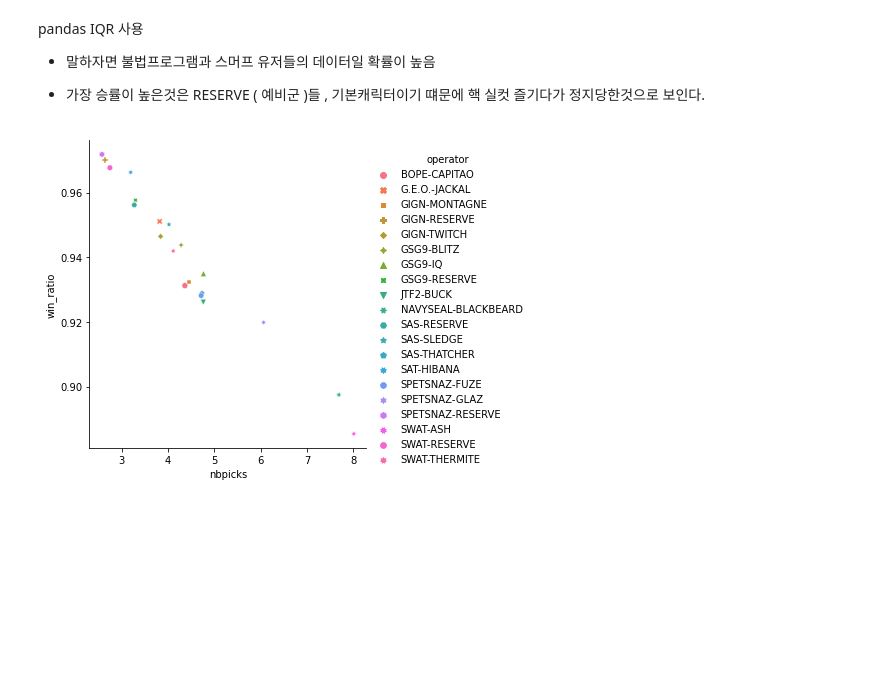
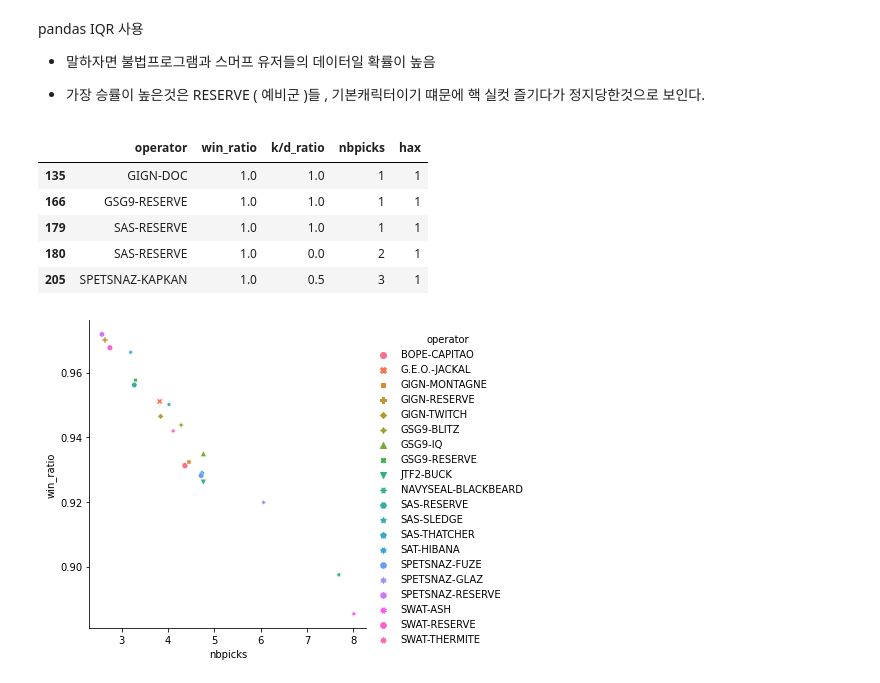
Before and after one commit to Georgia-MAX-holic/Footprints, a Jupyter notebook: PJ/rainbowSIX/Pandas/R6리뉴얼/R6_리뉴얼.ipynb, the cells around one changed output. Drawn from its saved outputs; the diff is of its cells as text; code cells hidden in the pictures; blank space fills up the shorter version.

```diff
--- a/PJ/rainbowSIX/Pandas/R6리뉴얼/R6_리뉴얼.ipynb
+++ b/PJ/rainbowSIX/Pandas/R6리뉴얼/R6_리뉴얼.ipynb
@@ -158,3 +157,12 @@ def graph_DEF(target):
+# %%
+df_outlier_DEF.head()
+# %% [output]
+|  | operator | win_ratio | k/d_ratio | nbpicks | hax |
+| 135 | GIGN-DOC | 1.0 | 1.0 | 1 | 1 |
+| 166 | GSG9-RESERVE | 1.0 | 1.0 | 1 | 1 |
+| 179 | SAS-RESERVE | 1.0 | 1.0 | 1 | 1 |
+| 180 | SAS-RESERVE | 1.0 | 0.0 | 2 | 1 |
+| 205 | SPETSNAZ-KAPKAN | 1.0 | 0.5 | 3 | 1 |
 # %%
 sns.relplot(x="nbpicks", y="win_ratio", hue="operator", style= "operator" , data=graph_ATK("win_ratio"))
 sns.relplot(x="nbpicks", y="win_ratio", hue="operator", style= "operator" , data=graph_DEF("win_ratio"))
```
Also changed, not shown: parts of 11 cells of this notebook.
